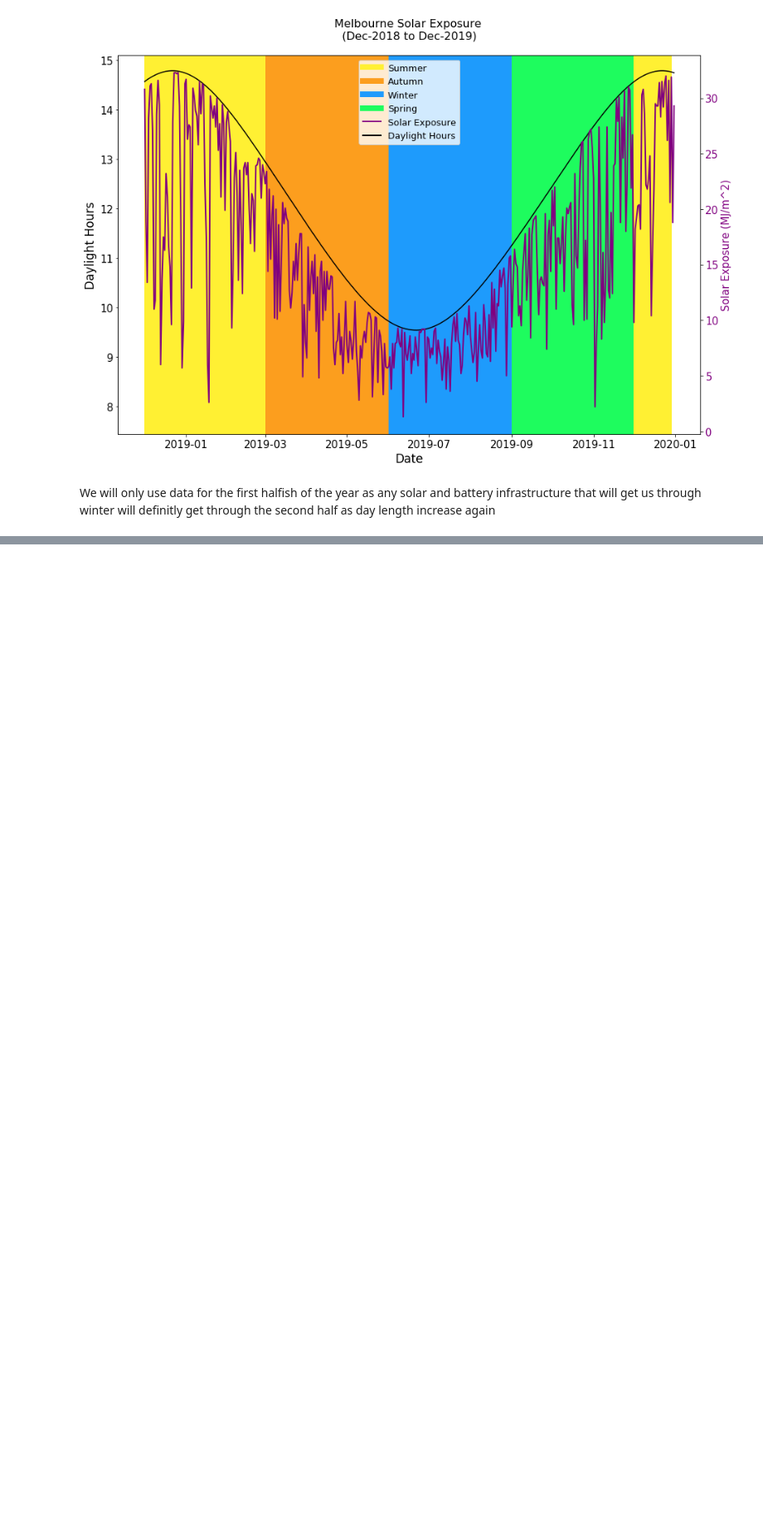
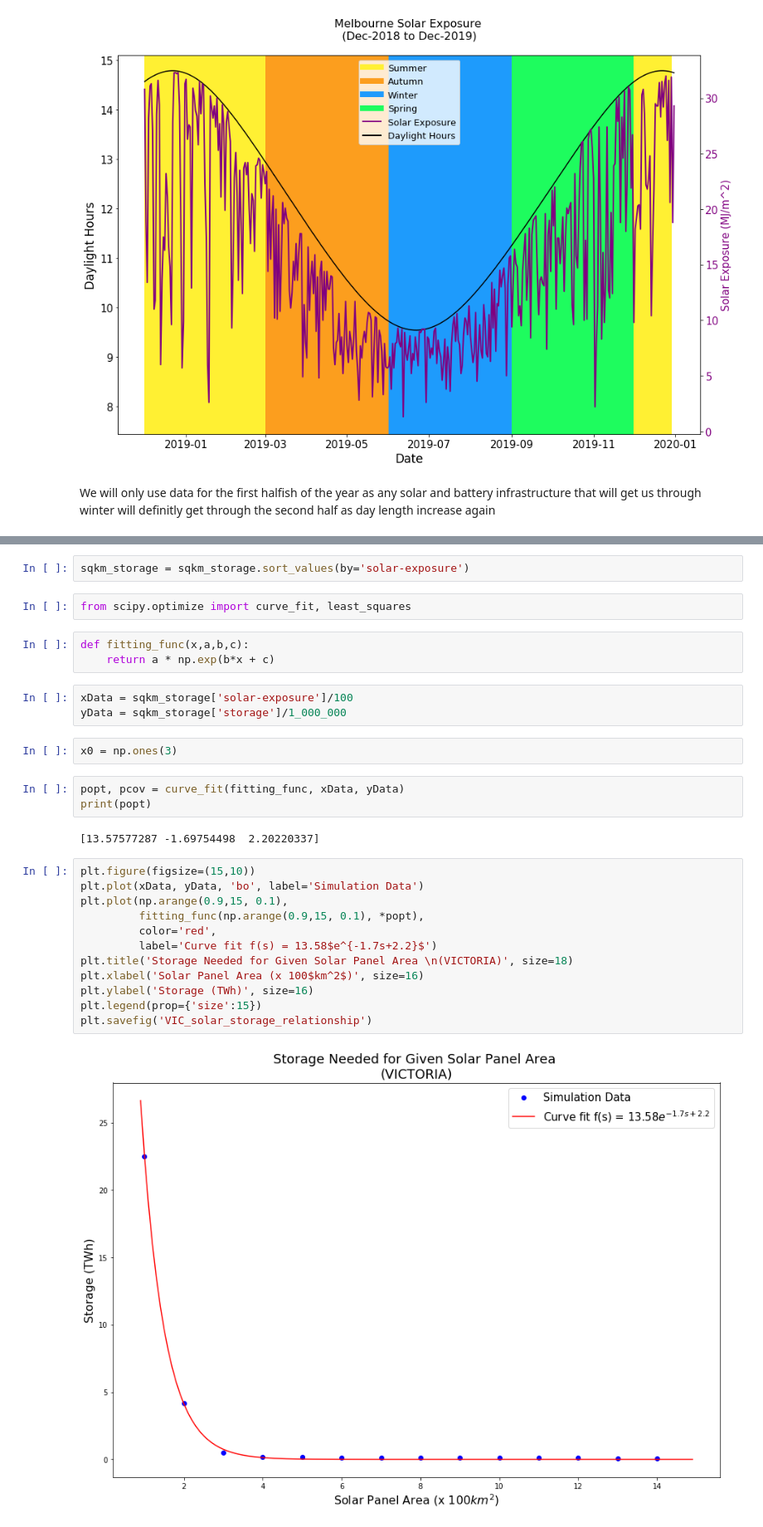
Before and after one commit to shaun1330/Australian-Energy, a Jupyter notebook: australian_energy.ipynb, the cells around one changed output, grey strips where cells are left out. Shown: that part at 83% size. Saved outputs shown, nothing was run; the diff lists cells and outputs as text; blank space fills up the shorter version.

```diff
--- a/australian_energy.ipynb
+++ b/australian_energy.ipynb
@@ -484,0 +511,31 @@ VIC_solar_storage_function(2000, 1000, 10000)
+# %%
+sqkm_storage = sqkm_storage.sort_values(by='solar-exposure')
+# %%
+from scipy.optimize import curve_fit, least_squares
+# %%
+def fitting_func(x,a,b,c):
+    return a * np.exp(b*x + c)
+# %%
+xData = sqkm_storage['solar-exposure']/100
+yData = sqkm_storage['storage']/1_000_000
+# %%
+x0 = np.ones(3)
+# %%
+popt, pcov = curve_fit(fitting_func, xData, yData)
+print(popt)
+# %% [output]
+[13.57577287 -1.69754498  2.20220337]
+# %%
+plt.figure(figsize=(15,10))
+plt.plot(xData, yData, 'bo', label='Simulation Data')
+plt.plot(np.arange(0.9,15, 0.1),
+         fitting_func(np.arange(0.9,15, 0.1), *popt),
+         color='red',
+         label='Curve fit f(s) = 13.58$e^{-1.7s+2.2}$')
+plt.title('Storage Needed for Given Solar Panel Area \n(VICTORIA)', size=18)
+plt.xlabel('Solar Panel Area (x 100$km^2$)', size=16)
+plt.ylabel('Storage (TWh)', size=16)
+plt.legend(prop={'size':15})
+plt.savefig('VIC_solar_storage_relationship')
+# %% [output]
+[figure, added]
```
Also changed, not shown: parts of 20 cells of this notebook, 28 other files.
